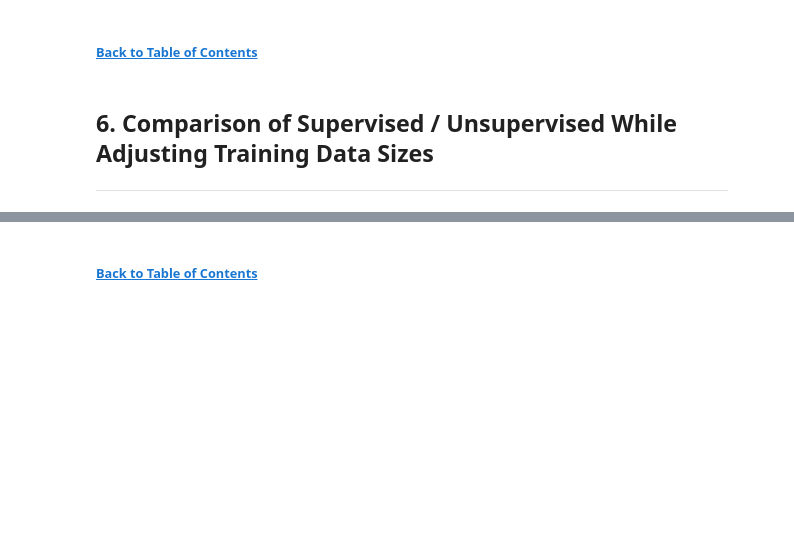
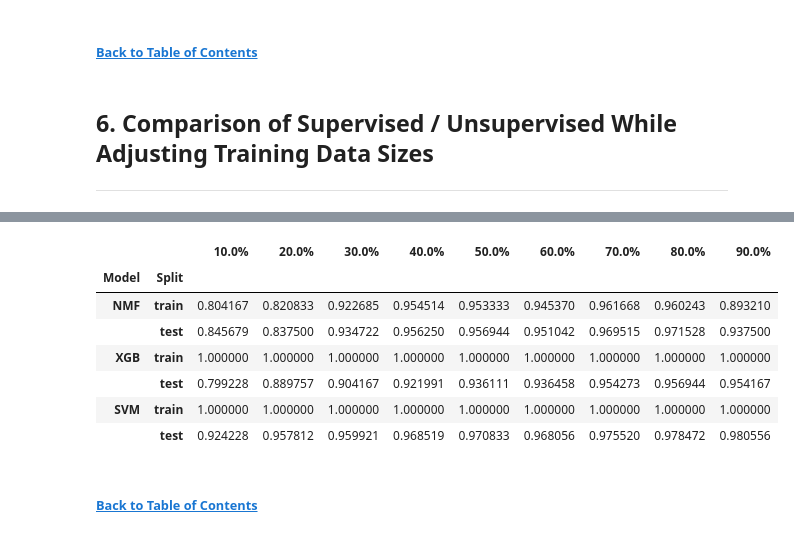
Before and after one commit to chill0121/News_Article_Matrix_Factorization, a Jupyter notebook: BBC_News_Classification.ipynb, the cells around one changed output, grey strips where cells are left out. Drawn from its saved outputs; the diff is of its cells as text; code cells hidden in the pictures; blank space fills up the shorter version.

```diff
--- a/BBC_News_Classification.ipynb
+++ b/BBC_News_Classification.ipynb
@@ -1109,10 +1192,12 @@ scores = {'NMF' : {'train' : {},
                    'test' : {}}}
 print(f'Randomly resampling Training/Testing splits using a range of train proportions; Resampled {n_resamples} times each, then averaging results.')
 for train_size in train_sizes:
+    # Convert train proportion to percentage for labels.
+    train_size_str = str(train_size*100)+'%'
     # Initialize train size in scores dictionary.
-    scores['NMF']['train'][train_size], scores['NMF']['test'][train_size] = [], []
-    scores['XGB']['train'][train_size], scores['XGB']['test'][train_size] = [], []
-    scores['SVM']['train'][train_size], scores['SVM']['test'][train_size] = [], []
+    scores['NMF']['train'][train_size_str], scores['NMF']['test'][train_size_str] = [], []
+    scores['XGB']['train'][train_size_str], scores['XGB']['test'][train_size_str] = [], []
+    scores['SVM']['train'][train_size_str], scores['SVM']['test'][train_size_str] = [], []
     print(f'Current Train Split Proportion: {train_size}')
     for i in range(n_resamples):
         X_train_sampled, X_test_sampled, y_train_sampled, y_test_sampled = train_test_split(train, train['class_perm'],
@@ -1123,40 +1208,40 @@ for train_size in train_sizes:
         tfidf, train_sparse_embed_nmf, mod_nmf, mod_nmf_train_y_pred = nmf_fit_optimized(X_train_sampled['cleaned'], verbose = False)
         # Train Accuracy
         label_order, acc = label_permute_accuracy(X_train_sampled, mod_nmf_train_y_pred)
-        scores['NMF']['train'][train_size].append(acc)
+        scores['NMF']['train'][train_size_str].append(acc)
         # Test
         X_test_sparse_embed = tfidf.transform(X_test_sampled['cleaned'])
         mod_nmf_X_test = mod_nmf.transform(X_test_sparse_embed)
         y_pred_nmf = mod_nmf_X_test.argmax(axis = 1)
         # Test Accuracy
         label_order, acc = label_permute_accuracy(X_test_sampled, y_pred_nmf)
-        scores['NMF']['test'][train_size].append(acc)
+        scores['NMF']['test'][train_size_str].append(acc)
 
         # XGBoost
         # Train
         tfidf, train_sparse_embed_xgb, mod_xgb = xgb_fit_optimized(X_train_sampled['cleaned'], y_train_sampled, verbose = False)
         # Train Accuracy
         acc = accuracy_score(y_train_sampled, mod_xgb.predict(train_sparse_embed_xgb))
-        scores['XGB']['train'][train_size].append(acc)
+        scores['XGB']['train'][train_size_str].append(acc)
         # Test
         X_test_sparse_embed = tfidf.transform(X_test_sampled['cleaned'])
         y_pred_xgb = mod_xgb.predict(X_test_sparse_embed)
         # Test Accuracy
         acc = accuracy_score(y_test_sampled, y_pred_xgb)
-        scores['XGB']['test'][train_size].append(acc)
+        scores['XGB']['test'][train_size_str].append(acc)
 
         # SVM
         # Train
         tfidf, train_sparse_embed_svm, mod_svm = svm_fit_optimized(X_train_sampled['cleaned'], y_train_sampled, verbose = False)
         # Train Accuracy
         acc = accuracy_score(y_train_sampled, mod_svm.predict(train_sparse_embed_svm))
-        scores['SVM']['train'][train_size].append(acc)
+        scores['SVM']['train'][train_size_str].append(acc)
         # Test
         X_test_sparse_embed = tfidf.transform(X_test_sampled['cleaned'])
         y_pred_svm = mod_svm.predict(X_test_sparse_embed)
         # Test Accuracy
         acc = accuracy_score(y_test_sampled, y_pred_svm)
-        scores['SVM']['test'][train_size].append(acc)
+        scores['SVM']['test'][train_size_str].append(acc)
 # %% [output]
 Randomly resampling Training/Testing splits using a range of train proportions; Resampled 5 times each, then averaging results.
 Current Train Split Proportion: 0.1
@@ -1189,3 +1274,13 @@ def max_value_highlight(df):
     is_max = (df == max_test_rows)
 
     return ['background-color:green' if v else '' for v in is_max]
+
+def highlight_top_two(df):
+    # Sort values
+    test_rows = df.iloc[[1,3,5]]
+    sorted_df = test_rows.sort_values(ascending = False)
+    top_two = sorted_df.iloc[: 2]
+    # Mask
+    is_top_two = df.isin(top_two)
+
+    return ['background-color: grey' if v else '' for v in is_top_two]
@@ -1203,3 +1287,15 @@ comparison_df.style.apply(max_value_highlight)
+# %%
+# Apply highlight_top_two() first so max_value_highlight() overlaps.
+comparison_df.style.apply(highlight_top_two).apply(max_value_highlight)
+# %% [output]
+|  |  | 10.0% | 20.0% | 30.0% | 40.0% | 50.0% | 60.0% | 70.0% | 80.0% | 90.0% |
+| Model | Split |  |  |  |  |  |  |  |  |  |
+| NMF | train | 0.804167 | 0.820833 | 0.922685 | 0.954514 | 0.953333 | 0.945370 | 0.961668 | 0.960243 | 0.893210 |
+|  | test | 0.845679 | 0.837500 | 0.934722 | 0.956250 | 0.956944 | 0.951042 | 0.969515 | 0.971528 | 0.937500 |
+| XGB | train | 1.000000 | 1.000000 | 1.000000 | 1.000000 | 1.000000 | 1.000000 | 1.000000 | 1.000000 | 1.000000 |
+|  | test | 0.799228 | 0.889757 | 0.904167 | 0.921991 | 0.936111 | 0.936458 | 0.954273 | 0.956944 | 0.954167 |
+| SVM | train | 1.000000 | 1.000000 | 1.000000 | 1.000000 | 1.000000 | 1.000000 | 1.000000 | 1.000000 | 1.000000 |
+|  | test | 0.924228 | 0.957812 | 0.959921 | 0.968519 | 0.970833 | 0.968056 | 0.975520 | 0.978472 | 0.980556 |
 # %% [markdown]
 ###### [Back to Table of Contents](#toc)
 # %% [markdown]
```
Also changed, not shown: parts of 20 cells of this notebook, 1 other file.
